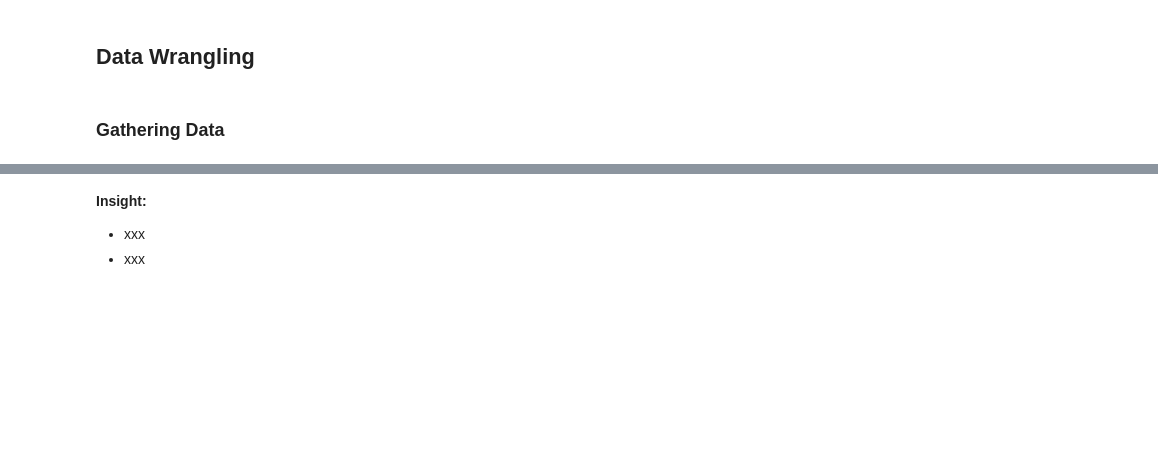
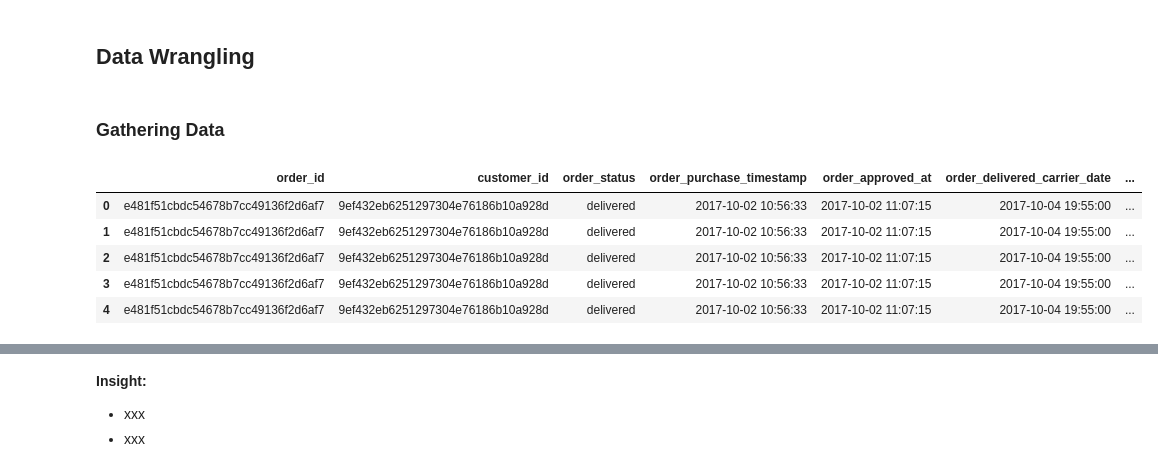
Before and after one commit to faarismuda/E-commerce-Analysis, a Jupyter notebook: Proyek Analisis Data Dicoding - Faaris Muda Dwi Nugraha.ipynb, the cells around one changed output, grey strips where cells are left out. Cells and saved outputs as stored; diff of their text form; code cells hidden in the pictures; blank space fills up the shorter version.

```diff
--- a/Proyek Analisis Data Dicoding - Faaris Muda Dwi Nugraha.ipynb
+++ b/Proyek Analisis Data Dicoding - Faaris Muda Dwi Nugraha.ipynb
@@ -118 +60,34 @@ delivery_time_df = pd.merge(orders_df, customers_df, on='customer_id', how='left
+# %%
+# Baca data dari file CSV
+customers = pd.read_csv("https://raw.githubusercontent.com/faarismuda/E-commerce-Analysis/main/Dataset/customers_dataset.csv")
+geolocation = pd.read_csv("https://raw.githubusercontent.com/faarismuda/E-commerce-Analysis/main/Dataset/geolocation_dataset.csv")
+order_items = pd.read_csv("https://raw.githubusercontent.com/faarismuda/E-commerce-Analysis/main/Dataset/order_items_dataset.csv")
+order_payments = pd.read_csv("https://raw.githubusercontent.com/faarismuda/E-commerce-Analysis/main/Dataset/order_payments_dataset.csv")
+order_reviews = pd.read_csv("https://raw.githubusercontent.com/faarismuda/E-commerce-Analysis/main/Dataset/order_reviews_dataset.csv")
+orders = pd.read_csv("https://raw.githubusercontent.com/faarismuda/E-commerce-Analysis/main/Dataset/orders_dataset.csv")
+product_category_name_translation = pd.read_csv("https://raw.githubusercontent.com/faarismuda/E-commerce-Analysis/main/Dataset/product_category_name_translation.csv")
+products = pd.read_csv("https://raw.githubusercontent.com/faarismuda/E-commerce-Analysis/main/Dataset/products_dataset.csv")
+sellers = pd.read_csv("https://raw.githubusercontent.com/faarismuda/E-commerce-Analysis/main/Dataset/sellers_dataset.csv")
+# %%
+# Gabungkan orders dengan customers
+orders_customers = pd.merge(orders, customers, on='customer_id', how='inner')
+
+# Gabungkan dengan geolocation untuk data kota
+orders_geo = pd.merge(orders_customers, geolocation,
+                       left_on='customer_zip_code_prefix',
+                       right_on='geolocation_zip_code_prefix',
+                       how='left')
+
+# Filter data tahun 2017
+orders_geo['order_purchase_timestamp'] = pd.to_datetime(orders_geo['order_purchase_timestamp'])
+orders_2017 = orders_geo[orders_geo['order_purchase_timestamp'].dt.year == 2017]
+
+orders_2017.head()
+# %% [output]
+|  | order_id | customer_id | order_status | order_purchase_timestamp | order_approved_at | order_delivered_carrier_date | ... |
+| 0 | e481f51cbdc54678b7cc49136f2d6af7 | 9ef432eb6251297304e76186b10a928d | delivered | 2017-10-02 10:56:33 | 2017-10-02 11:07:15 | 2017-10-04 19:55:00 | ... |
+| 1 | e481f51cbdc54678b7cc49136f2d6af7 | 9ef432eb6251297304e76186b10a928d | delivered | 2017-10-02 10:56:33 | 2017-10-02 11:07:15 | 2017-10-04 19:55:00 | ... |
+| 2 | e481f51cbdc54678b7cc49136f2d6af7 | 9ef432eb6251297304e76186b10a928d | delivered | 2017-10-02 10:56:33 | 2017-10-02 11:07:15 | 2017-10-04 19:55:00 | ... |
+| 3 | e481f51cbdc54678b7cc49136f2d6af7 | 9ef432eb6251297304e76186b10a928d | delivered | 2017-10-02 10:56:33 | 2017-10-02 11:07:15 | 2017-10-04 19:55:00 | ... |
+| 4 | e481f51cbdc54678b7cc49136f2d6af7 | 9ef432eb6251297304e76186b10a928d | delivered | 2017-10-02 10:56:33 | 2017-10-02 11:07:15 | 2017-10-04 19:55:00 | ... |
 # %%
```
Also changed, not shown: parts of 41 cells of this notebook.
